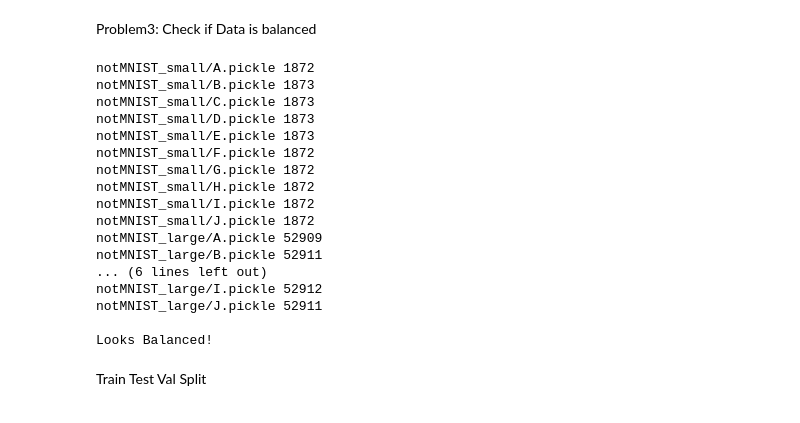
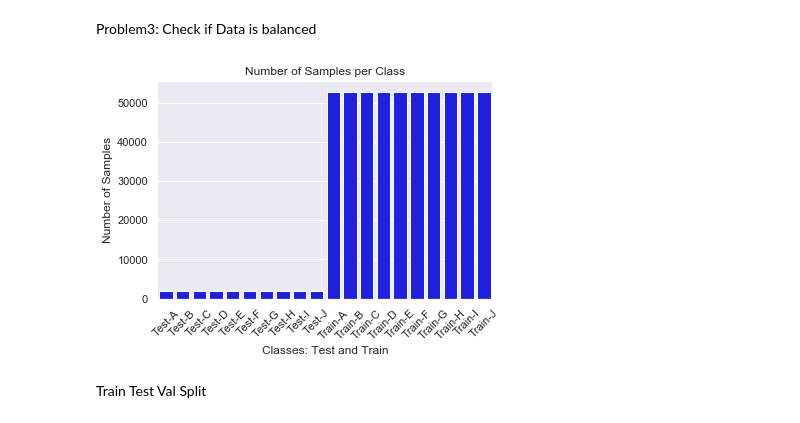
Before and after one commit to GillesRamstein/Udacity_course_ud730, a Jupyter notebook: UdacityDL1_Assignment1.ipynb, the cells around one changed output. Drawn from its saved outputs; the diff is of its cells as text; code cells hidden in the pictures.

```diff
--- a/UdacityDL1_Assignment1.ipynb
+++ b/UdacityDL1_Assignment1.ipynb
@@ -228,37 +212,21 @@ notMNIST_small/A
 # %% [markdown]
 Problem3: Check if Data is balanced
-# %%
-main_dir = os.listdir()
-small = os.listdir('notMNIST_small')
-large = os.listdir('notMNIST_large')
-path = []
-for sub1 in ['notMNIST_small', 'notMNIST_large']:
-    for sub2 in sorted(small):
-        path.append(sub1+'/'+sub2)
-
-for i in range(1, 40, 2):
-    with open(path[i], 'rb') as pickle_file:
-        content = pickle.load(pickle_file)
-        print(path[i], content.shape[0])
-print('\nLooks Balanced!')
-# %% [output]
-notMNIST_small/A.pickle 1872
-notMNIST_small/B.pickle 1873
-notMNIST_small/C.pickle 1873
-notMNIST_small/D.pickle 1873
-notMNIST_small/E.pickle 1873
-notMNIST_small/F.pickle 1872
-notMNIST_small/G.pickle 1872
-notMNIST_small/H.pickle 1872
-notMNIST_small/I.pickle 1872
-notMNIST_small/J.pickle 1872
-notMNIST_large/A.pickle 52909
-notMNIST_large/B.pickle 52911
-... (6 lines left out)
-notMNIST_large/I.pickle 52912
-notMNIST_large/J.pickle 52911
-
-Looks Balanced!
+# %%
+lengths = []
+names = []
+for name,sub1 in zip(['Test', 'Train'],['notMNIST_small/', 'notMNIST_large/']):
+    for sub2 in ['A', 'B', 'C', 'D', 'E', 'F', 'G', 'H', 'I', 'J']:
+        with open(sub1+sub2+'.pickle', 'rb') as pickle_file:
+            lengths.append(pickle.load(pickle_file).shape[0])
+            names.append(name+'-'+sub2)
+ax = sns.barplot(x = names, y = lengths, color = 'blue')
+plt.xticks(rotation=45)
+plt.title('Number of Samples per Class')
+plt.xlabel('Classes: Test and Train')
+plt.ylabel('Number of Samples')
+None
+# %% [output]
+[figure, added]
 # %% [markdown]
 Train Test Val Split
 # %%
```
Also changed, not shown: parts of 13 cells of this notebook.
